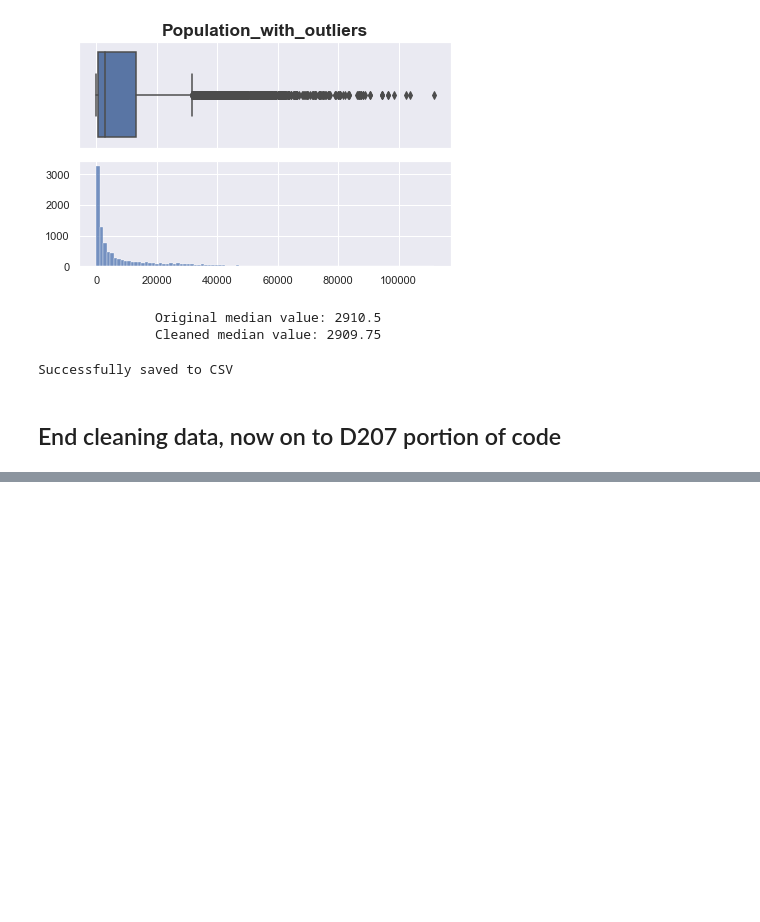
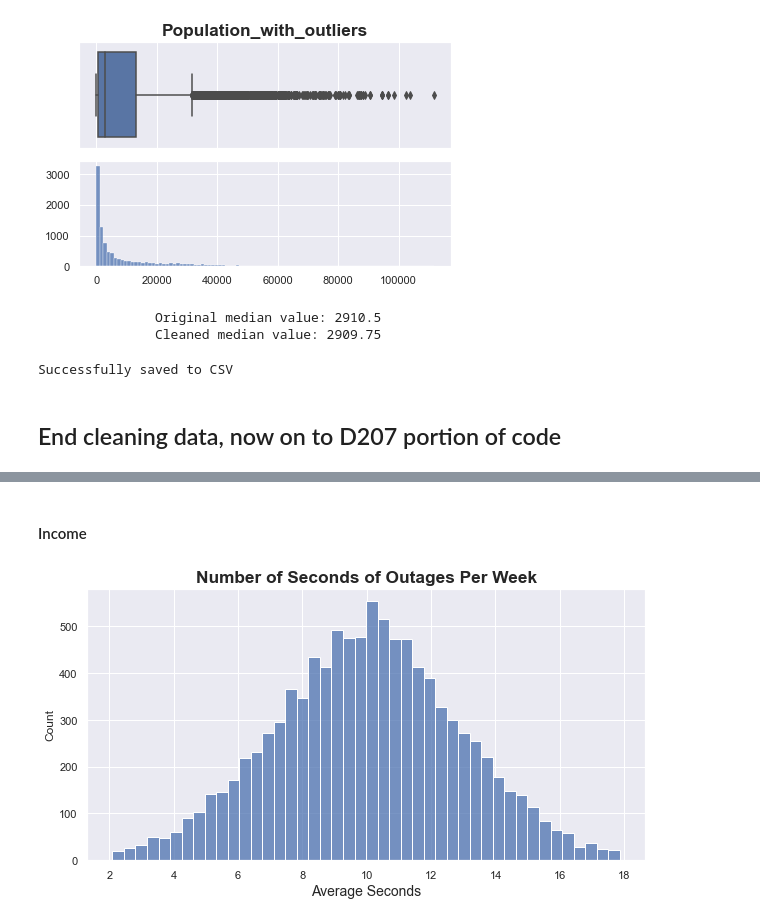
Before and after one commit to ordinaryusername1/D207, a Jupyter notebook: D207_Parker.ipynb, the cells around one changed output, grey strips where cells are left out. Drawn from its saved outputs; the diff is of its cells as text; code cells hidden in the pictures; blank space fills up the shorter version.

```diff
--- a/D207_Parker.ipynb
+++ b/D207_Parker.ipynb
@@ -1003,0 +965,13 @@ print(anova[1])
+# %% [markdown]
+#### Income
+# %%
+fig, ax = plt.subplots(figsize=(10,5))
+
+sns.histplot(x=df["Outage_sec_perweek"])
+
+ax.set_title(label="Number of Seconds of Outages Per Week", fontsize="x-large", weight="bold")
+ax.set_xlabel('Average Seconds', fontsize=14)
+
+plt.show()
+# %% [output]
+[figure, added]
```
Also changed, not shown: parts of 53 cells of this notebook.
